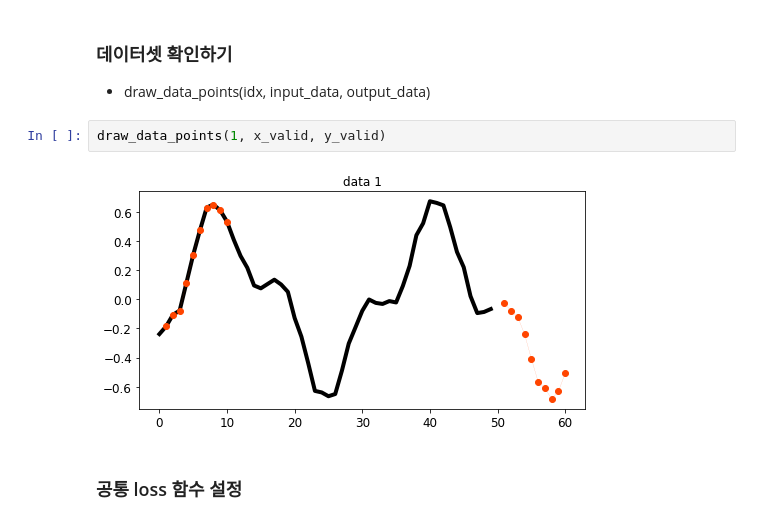
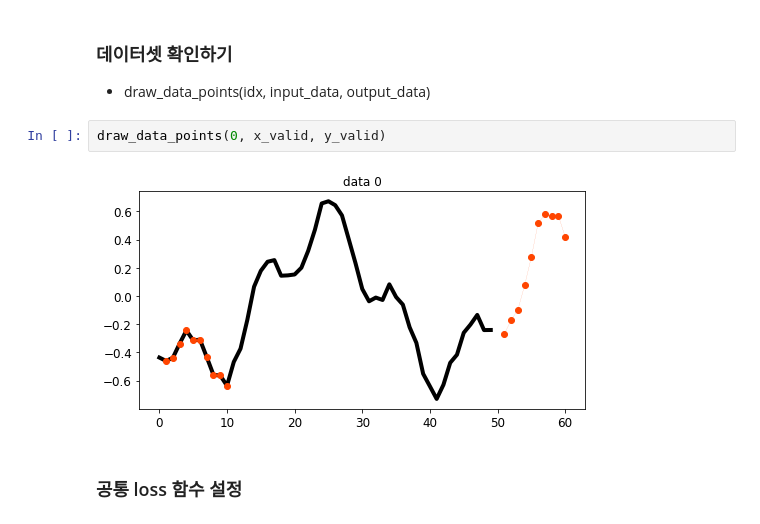
Before and after one commit to yebiny/HandsOn_ML2_tf2, a Jupyter notebook: chepter15/HandsOn_15-4.ipynb, the cells around one changed output. Drawn from its saved outputs; the diff is of its cells as text.

```diff
--- a/chepter15/HandsOn_15-4.ipynb
+++ b/chepter15/HandsOn_15-4.ipynb
@@ -31,9 +31,9 @@ print(y_train.shape, y_valid.shape, y_test.shape)
 ### 데이터셋 확인하기
 * draw_data_points(idx, input_data, output_data)
 # %%
-draw_data_points(1, x_valid, y_valid)
+draw_data_points(0, x_valid, y_valid)
 # %% [output]
-[figure, old version]
+[figure, new version]
 # %% [markdown]
 ### 공통 loss 함수 설정
 # %%
```
Also changed, not shown: 1 other file.
